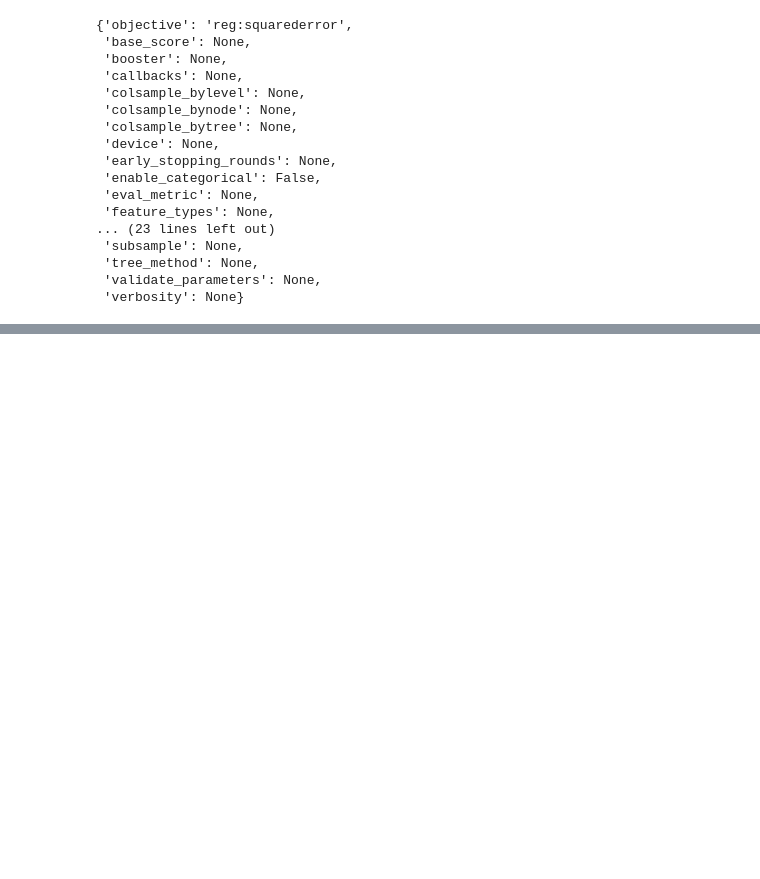
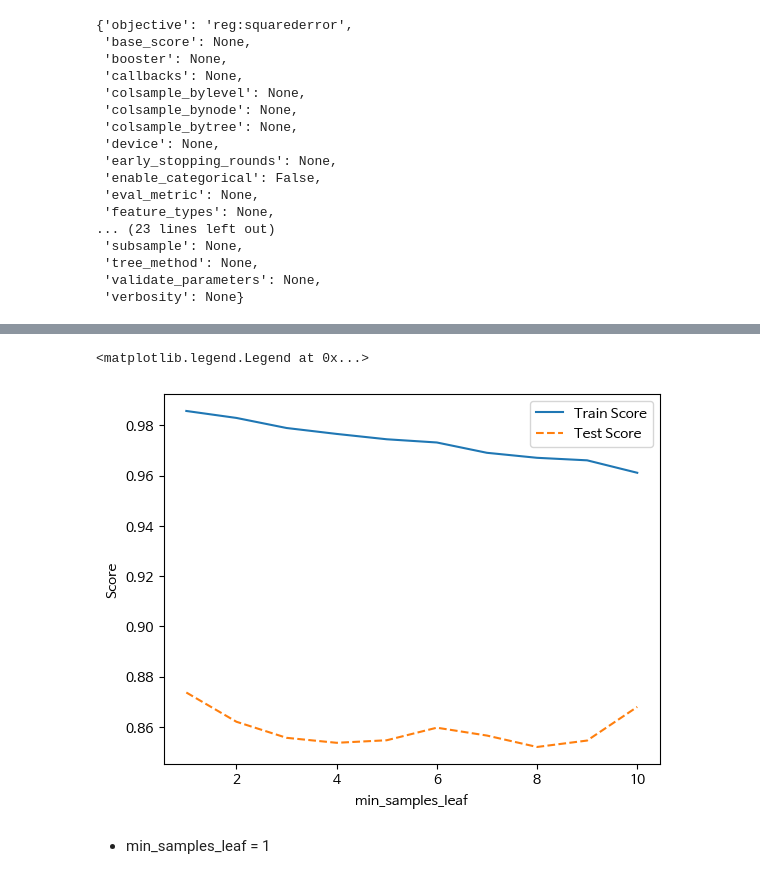
Before and after one commit to b4b4b4b4seo/POSCO-AI24B4, a Jupyter notebook: EDA완료, 모델링 필요.ipynb, the cells around one changed output, grey strips where cells are left out. Drawn from its saved outputs; the diff is of its cells as text; code cells hidden in the pictures; blank space fills up the shorter version.

```diff
--- a/EDA완료, 모델링 필요.ipynb
+++ b/EDA완료, 모델링 필요.ipynb
@@ -1533,0 +1654,17 @@ xgb_uncust.get_params()
+# %%
+train_score = []; test_score=[]
+
+para_leaf = [leaf for leaf in range(1,11)]
+
+for v_leaf in para_leaf:
+    gb = GradientBoostingRegressor(n_estimators = 100, learning_rate=0.2,
+                                   max_depth=5, min_samples_leaf=v_leaf, random_state=1234)
+    gb.fit(df_train_x, df_train_y)
+    train_score.append(gb.score(df_train_x, df_train_y))
+    test_score.append(gb.score(df_test_x, df_test_y))
+
+df_score_n = pd.DataFrame()
+df_score_n["min samples leaf"] = para_leaf
+df_score_n["TestScore"] = train_score
+df_score_n["TestScore"] = test_score
+df_score_n.round(3)
@@ -1533,0 +1683,10 @@ xgb_uncust.get_params()
+# %%
+plt.plot(para_leaf, train_score, linestyle='-', label= "Train Score")
+plt.plot(para_leaf, test_score, linestyle='--', label= "Test Score")
+plt.xlabel("min_samples_leaf"); plt.ylabel("Score")
+plt.legend()
+# %% [output]
+<matplotlib.legend.Legend at 0x...>
+[figure, added]
+# %% [markdown]
+- min_samples_leaf = 1
```
Also changed, not shown: parts of 17 cells of this notebook.
